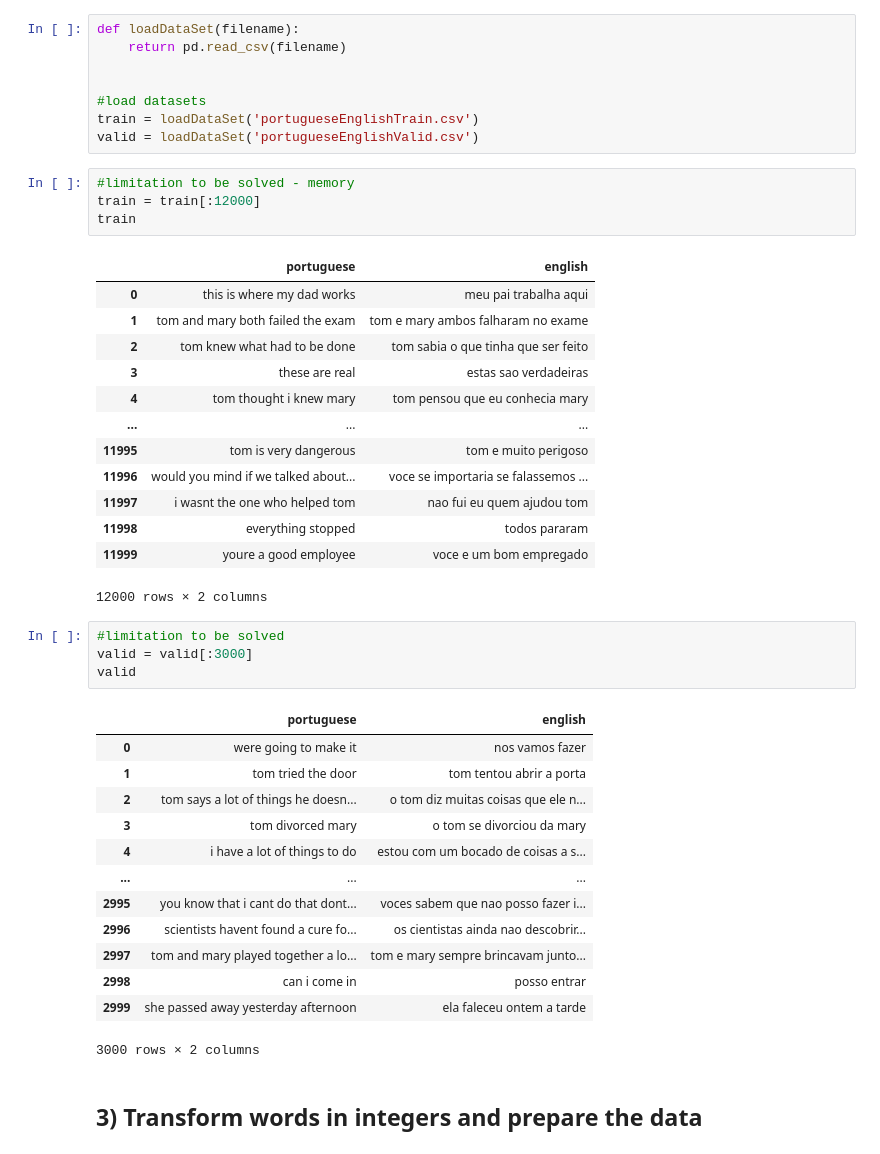
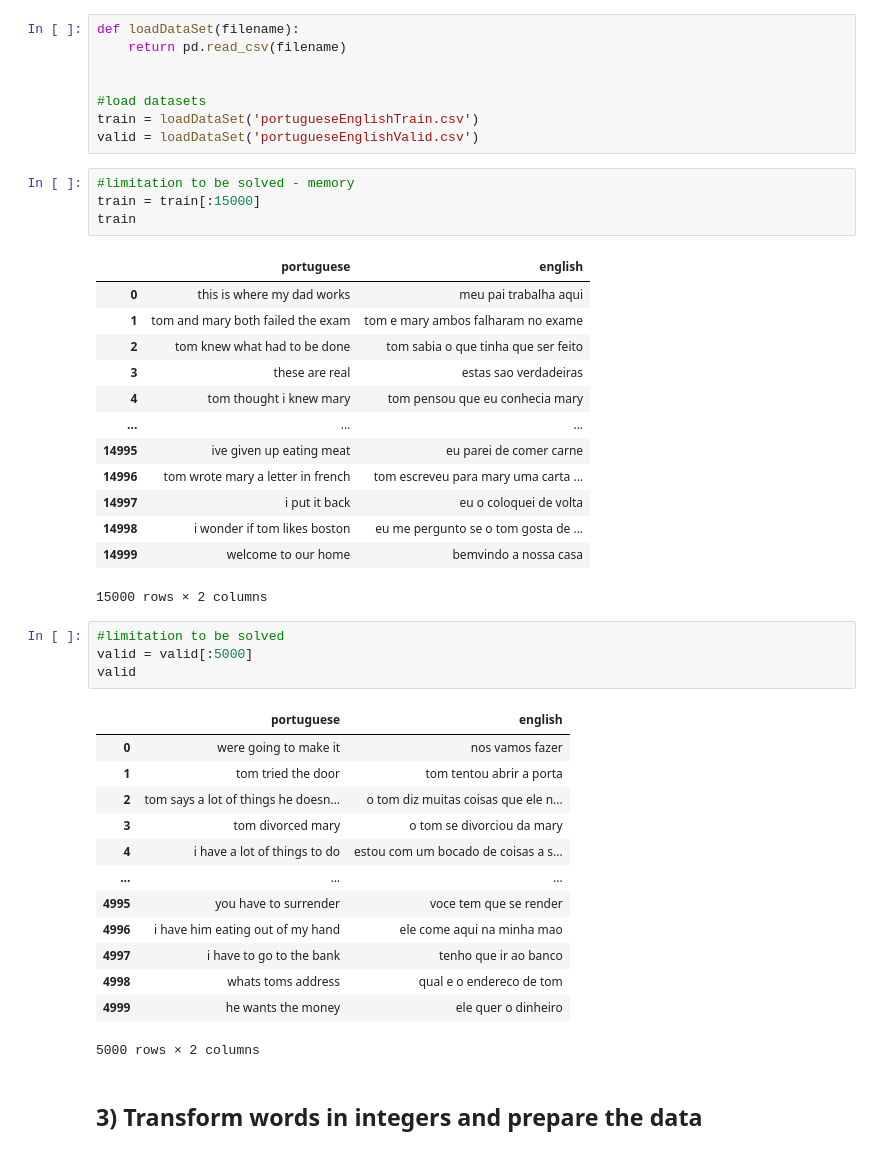
Before and after one commit to leandroljpa97/NLP-Project---Portuguese-English-Translate, a Jupyter notebook: translater.ipynb, the cells around one changed output. Saved outputs shown, nothing was run; the diff lists cells and outputs as text.

```diff
--- a/translater.ipynb
+++ b/translater.ipynb
@@ -30,25 +30,25 @@ train = loadDataSet('portugueseEnglishTrain.csv')
 valid = loadDataSet('portugueseEnglishValid.csv')
 # %%
 #limitation to be solved - memory
-train = train[:12000]
+train = train[:15000]
 train
 # %% [output]
 |  | portuguese | english |
 | 0 | this is where my dad works | meu pai trabalha aqui |
 | 1 | tom and mary both failed the exam | tom e mary ambos falharam no exame |
 | 2 | tom knew what had to be done | tom sabia o que tinha que ser feito |
 | 3 | these are real | estas sao verdadeiras |
 | 4 | tom thought i knew mary | tom pensou que eu conhecia mary |
 | ... | ... | ... |
-| 11995 | tom is very dangerous | tom e muito perigoso |
-| 11996 | would you mind if we talked about... | voce se importaria se falassemos ... |
-| 11997 | i wasnt the one who helped tom | nao fui eu quem ajudou tom |
-| 11998 | everything stopped | todos pararam |
-| 11999 | youre a good employee | voce e um bom empregado |
+| 14995 | ive given up eating meat | eu parei de comer carne |
+| 14996 | tom wrote mary a letter in french | tom escreveu para mary uma carta ... |
+| 14997 | i put it back | eu o coloquei de volta |
+| 14998 | i wonder if tom likes boston | eu me pergunto se o tom gosta de ... |
+| 14999 | welcome to our home | bemvindo a nossa casa |
-12000 rows × 2 columns
+15000 rows × 2 columns
 # %%
 #limitation to be solved
-valid = valid[:3000]
+valid = valid[:5000]
 valid
 # %% [output]
 |  | portuguese | english |
@@ -58,12 +58,12 @@ valid
 | 3 | tom divorced mary | o tom se divorciou da mary |
 | 4 | i have a lot of things to do | estou com um bocado de coisas a s... |
 | ... | ... | ... |
-| 2995 | you know that i cant do that dont... | voces sabem que nao posso fazer i... |
-| 2996 | scientists havent found a cure fo... | os cientistas ainda nao descobrir... |
-| 2997 | tom and mary played together a lo... | tom e mary sempre brincavam junto... |
-| 2998 | can i come in | posso entrar |
-| 2999 | she passed away yesterday afternoon | ela faleceu ontem a tarde |
+| 4995 | you have to surrender | voce tem que se render |
+| 4996 | i have him eating out of my hand | ele come aqui na minha mao |
+| 4997 | i have to go to the bank | tenho que ir ao banco |
+| 4998 | whats toms address | qual e o endereco de tom |
+| 4999 | he wants the money | ele quer o dinheiro |
-3000 rows × 2 columns
+5000 rows × 2 columns
 # %% [markdown]
 <a></a>
 ## 3) Transform words in integers and prepare the data
```
Also changed, not shown: parts of 5 cells of this notebook.
